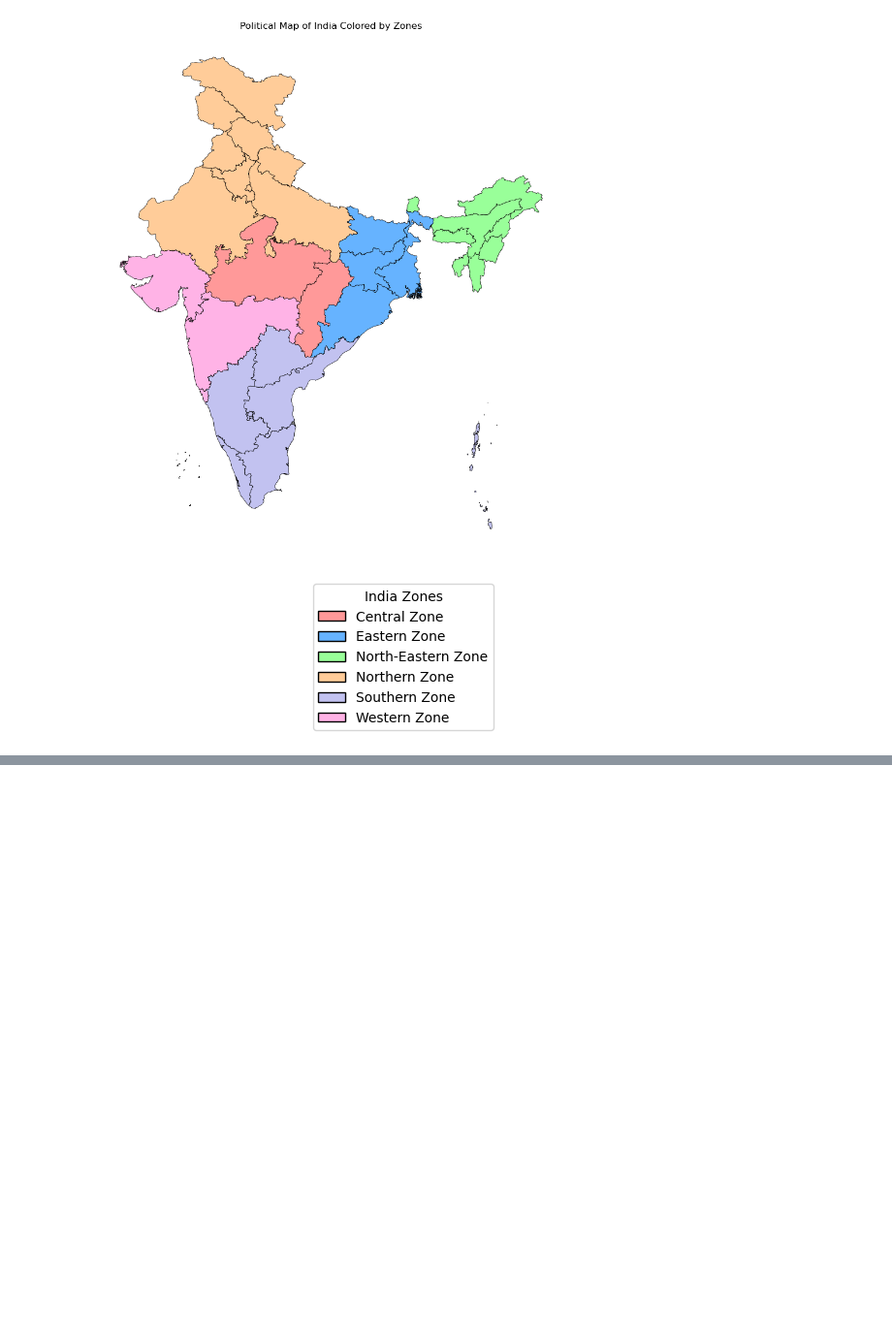
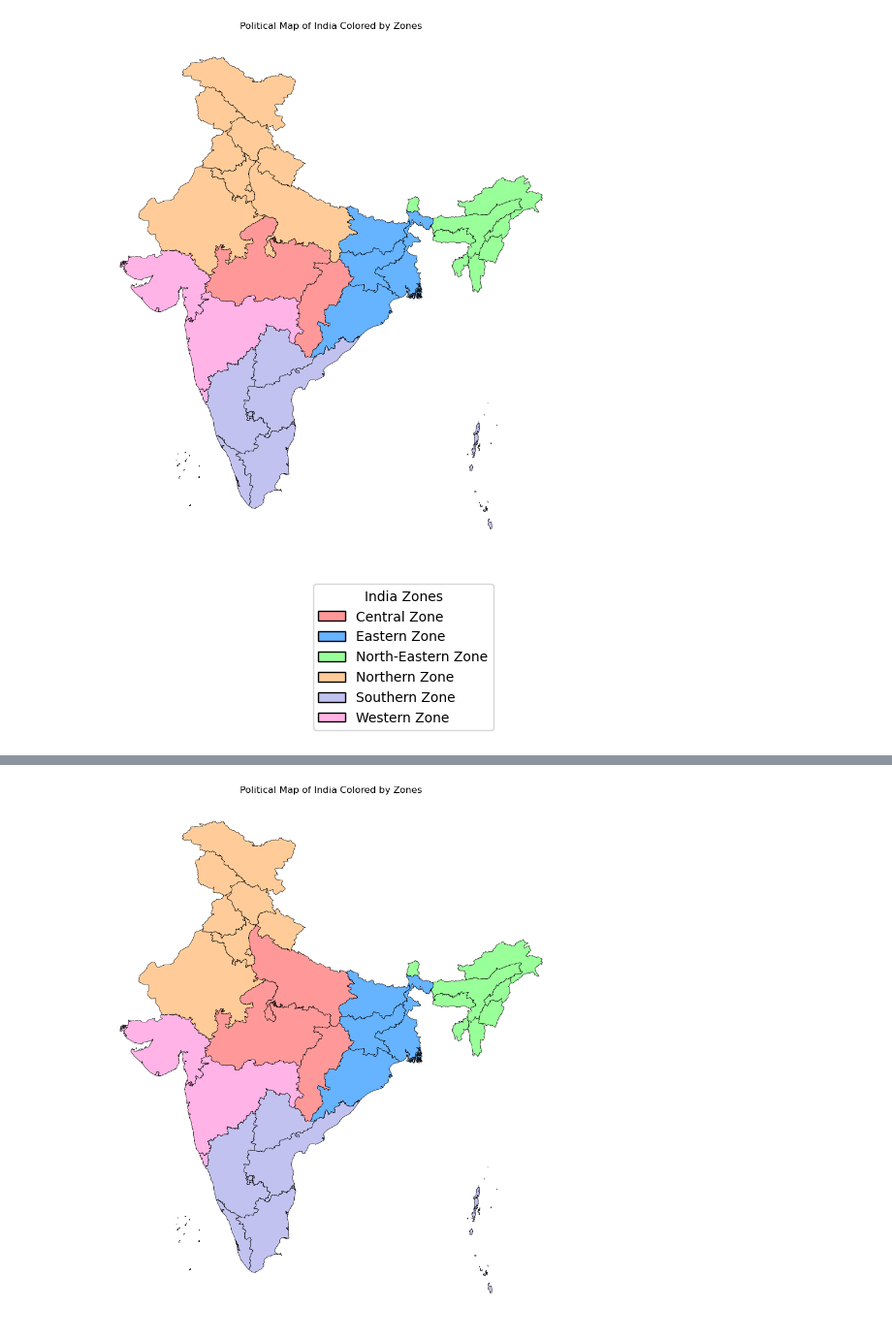
Before and after one commit to SachinLearns/Data_Science_Project, a Jupyter notebook: map.ipynb, the cells around one changed output, grey strips where cells are left out. Shown at 97% size. Cells and saved outputs as stored; diff of their text form; code cells hidden in the pictures; blank space fills up the shorter version.

```diff
--- a/map.ipynb
+++ b/map.ipynb
@@ -137,0 +140,85 @@ plt.show()
+# %%
+import geopandas as gpd
+import matplotlib.pyplot as plt
+
+# Define the color scheme and zones
+india_zones = {
+    "Northern Zone": {
+        "States": ["Punjab", "Rajasthan", "Haryana", "Himachal Pradesh", "Uttaranchal"],
+        "Union Territories": ["Delhi", "Ladakh", "Jammu and Kashmir", "Chandigarh"],
+        "Headquarters": "Delhi" #"New Delhi"
+    },
+    "Southern Zone": {
+        "States": ["Andhra Pradesh", "Karnataka", "Kerala", "Tamil Nadu", "Telangana"],
+        "Union Territories": ["Puducherry", "Lakshadweep", "Andaman and Nicobar"],
+        "Headquarters": "Tamil Nadu" #"Chennai"
+    },
+    "Eastern Zone": {
+        "States": ["Bihar", "Jharkhand", "Orissa", "West Bengal"],
+        "Headquarters": "West Bengal" # "Kolkata"
+    },
+    "Western Zone": {
+        "States": ["Goa", "Gujarat", "Maharashtra"],
+        "Union Territories": ["DÄ\x81dra and Nagar Haveli and DamÄ\x81n and Diu"],
+        "Headquarters": "Maharashtra" #"Mumbai"
+    },
+    "Central Zone": {
+        "States": ["Chhattisgarh", "Madhya Pradesh", "Uttar Pradesh", "Uttarakhand"],
+        "Headquarters":  "Uttar Pradesh" #"Prayagraj"
+    },
+    "North-Eastern Zone": {
+        "States": ["Arunachal Pradesh", "Assam", "Manipur", "Meghalaya", "Mizoram", "Nagaland", "Tripura", "Sikkim"],
+        "Headquarters": "Meghalaya" #"Shillong"
+    }
+}
+
+
+
+colors = ['#ff9999', '#66b3ff', '#99ff99', '#ffcc99', '#c2c2f0', '#ffb3e6']
+# ['Central Zone' 'Eastern Zone' 'North-Eastern Zone' 'Northern Zone' 'Southern Zone' 'Western Zone']
+
+zone_colors = {
+    "Central Zone": colors[0],
+    "Eastern Zone": colors[1],
+    "North-Eastern Zone": colors[2],
+    "Northern Zone": colors[3],
+    "Southern Zone": colors[4],
+    "Western Zone": colors[5]
+}
+
+# Load the shapefile of India's map
+india_map = gpd.read_file('in_shp/in.shp')
+
+# Use 'name' column for state/territory names
+name_column = 'name'
+
+# Function to assign zone based on state or union territory
+def assign_zone(name):
+    for zone, regions in india_zones.items():
+        if name in regions.get("States", []) or name in regions.get("Union Territories", []):
+            return zone
+    return None  # If the name doesn't match any zone, return None
+
+# Apply zone classification to each state/union territory
+india_map['Zone'] = india_map[name_column].apply(assign_zone)
+
+# Identify and print any unmatched names
+unmatched_names = india_map[india_map['Zone'].isna()][name_column].unique()
+print("Unmatched regions:", unmatched_names)
+
+# Assign colors based on the zone, leaving NaN values as uncolored
+india_map['Color'] = india_map['Zone'].map(zone_colors)
+
+# Plotting the map with unmatched regions left uncolored
+fig, ax = plt.subplots(1, 1, figsize=(12, 12))
+india_map.plot(ax=ax, color=india_map['Color'], edgecolor='black', linewidth=0.5)
+
+# Add a legend for zones
+for zone, color in zone_colors.items():
+    ax.plot([], [], color=color, label=zone, linewidth=8)
+
+# plt.legend(loc='lower left', title="India Zones", frameon=True)
+plt.title("Political Map of India Colored by Zones")
+plt.axis('off')
+plt.show()
+# %% [output]
@@ -137,0 +226 @@ plt.show()
+[figure, added]
```
Also changed, not shown: parts of 3 cells of this notebook, 40 other files.
